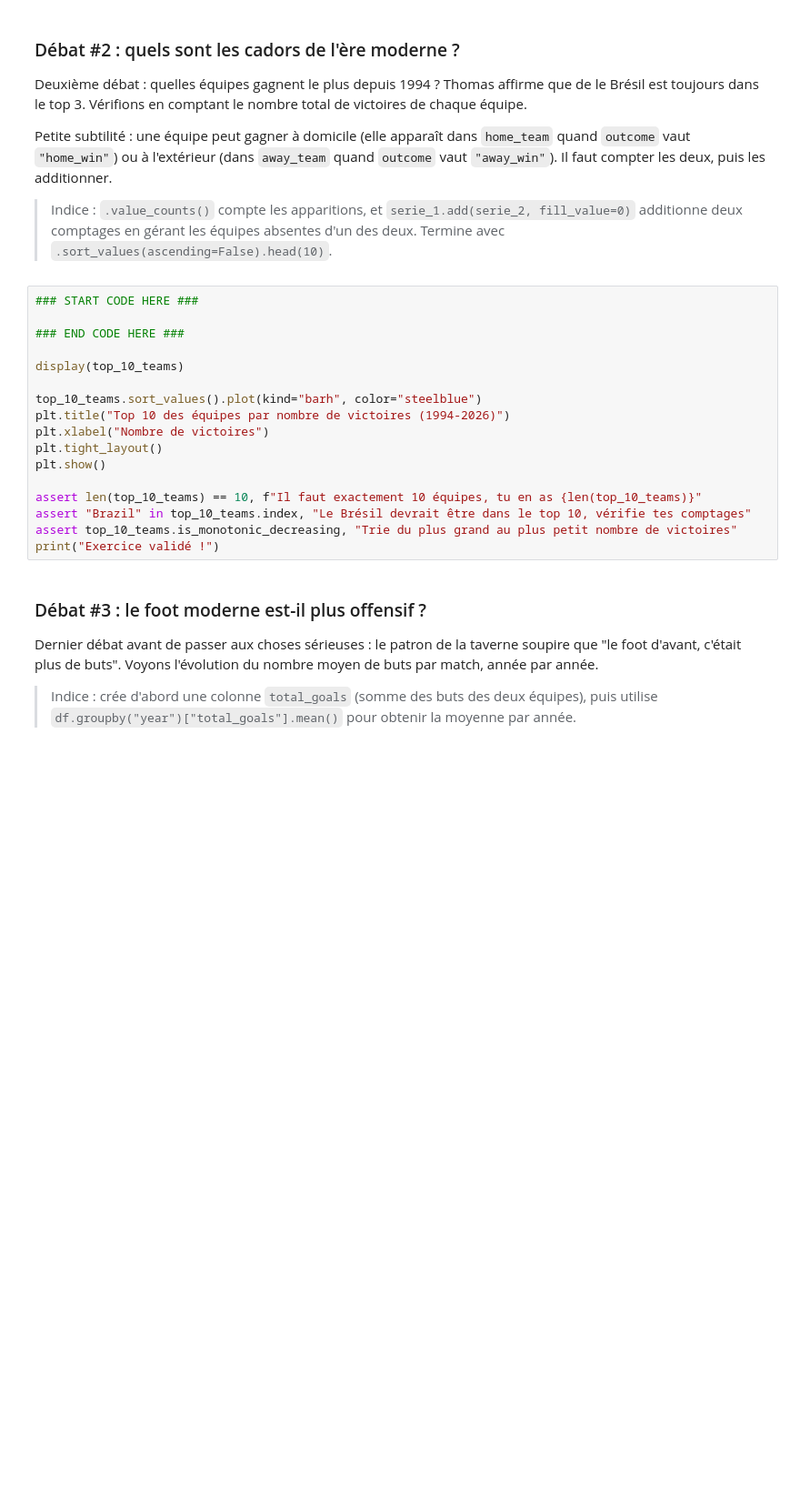
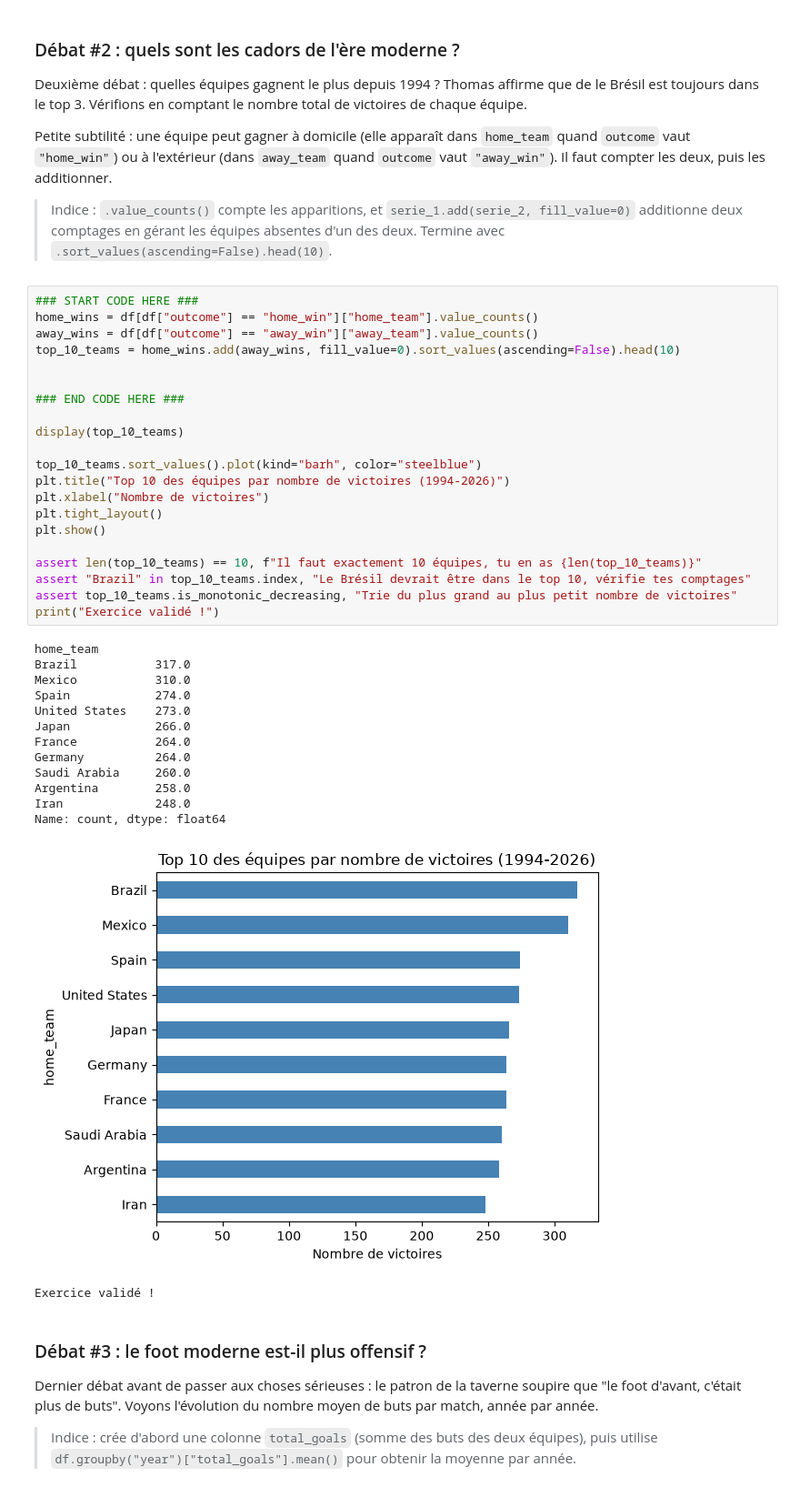
Before and after one commit to Rymdao/Cahier_Vacances_2026, a Jupyter notebook: Projet_02/projet_02.ipynb, the cells around one changed output. Shown at 91% size. Drawn from its saved outputs; the diff is of its cells as text; blank space fills up the shorter version.

```diff
--- a/Projet_02/projet_02.ipynb
+++ b/Projet_02/projet_02.ipynb
@@ -222,21 +222,40 @@ Petite subtilité : une équipe peut gagner à domicile (elle apparaît dans `ho
 > Indice : `.value_counts()` compte les apparitions, et `serie_1.add(serie_2, fill_value=0)` additionne deux comptages en gérant les équipes absentes d'un des deux. Termine avec `.sort_values(ascending=False).head(10)`.
 # %%
 ### START CODE HERE ###
+home_wins = df[df["outcome"] == "home_win"]["home_team"].value_counts()
+away_wins = df[df["outcome"] == "away_win"]["away_team"].value_counts()
+top_10_teams = home_wins.add(away_wins, fill_value=0).sort_values(ascending=False).head(10)
+
 
 ### END CODE HERE ###
 
 display(top_10_teams)
 
 top_10_teams.sort_values().plot(kind="barh", color="steelblue")
 plt.title("Top 10 des équipes par nombre de victoires (1994-2026)")
 plt.xlabel("Nombre de victoires")
 plt.tight_layout()
 plt.show()
 
 assert len(top_10_teams) == 10, f"Il faut exactement 10 équipes, tu en as {len(top_10_teams)}"
 assert "Brazil" in top_10_teams.index, "Le Brésil devrait être dans le top 10, vérifie tes comptages"
 assert top_10_teams.is_monotonic_decreasing, "Trie du plus grand au plus petit nombre de victoires"
 print("Exercice validé !")
+# %% [output]
+home_team
+Brazil           317.0
+Mexico           310.0
+Spain            274.0
+United States    273.0
+Japan            266.0
+France           264.0
+Germany          264.0
+Saudi Arabia     260.0
+Argentina        258.0
+Iran             248.0
+Name: count, dtype: float64
+[figure, added]
+Exercice validé !
 # %% [markdown]
 ### Débat #3 : le foot moderne est-il plus offensif ?
 
```
Also changed, not shown: parts of 16 cells of this notebook.
